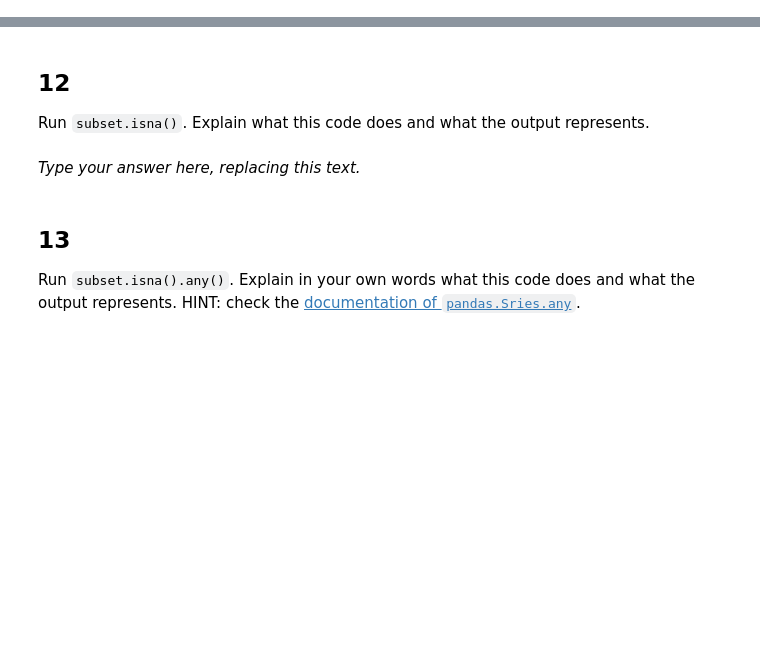
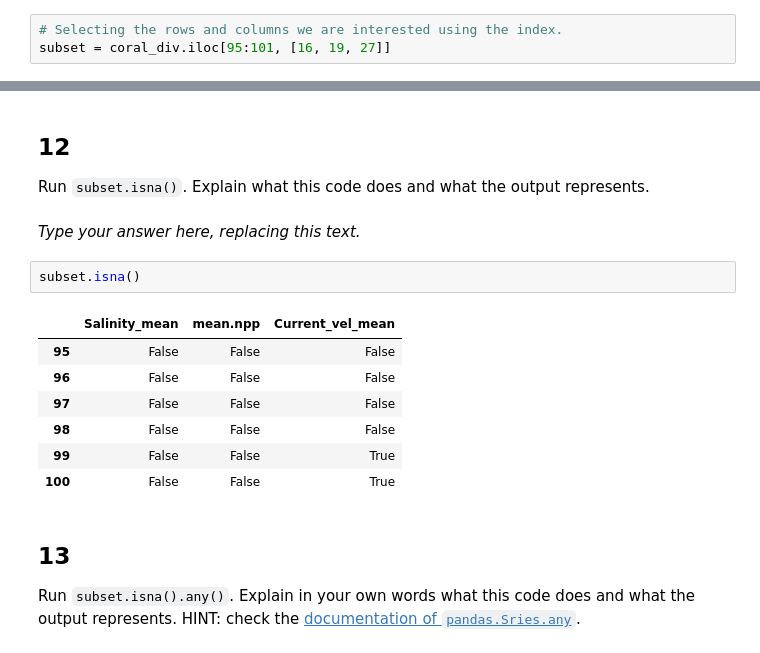
Before and after one commit to jaslynmiura/eds220-hwk1, a Jupyter notebook: task2/hwk1-task2-corals.ipynb, the cells around one changed output, grey strips where cells are left out. Drawn from its saved outputs; the diff is of its cells as text; blank space fills up the shorter version.

```diff
--- a/task2/hwk1-task2-corals.ipynb
+++ b/task2/hwk1-task2-corals.ipynb
@@ -251,3 +314,6 @@ subset = ...
+# %%
+# Selecting the rows and columns we are interested using the index.
+subset = coral_div.iloc[95:101, [16, 19, 27]]
 # %%
 # View the dataframe
 subset
@@ -261,6 +337,16 @@ grader.check("q11")
 Run `subset.isna()`. Explain what this code does and what the output represents.
 # %% [markdown]
 _Type your answer here, replacing this text._
+# %%
+subset.isna()
+# %% [output]
+|  | Salinity_mean | mean.npp | Current_vel_mean |
+| 95 | False | False | False |
+| 96 | False | False | False |
+| 97 | False | False | False |
+| 98 | False | False | False |
+| 99 | False | False | True |
+| 100 | False | False | True |
 # %% [markdown]
 <!-- END QUESTION -->
 
```
Also changed, not shown: parts of 31 cells of this notebook.
